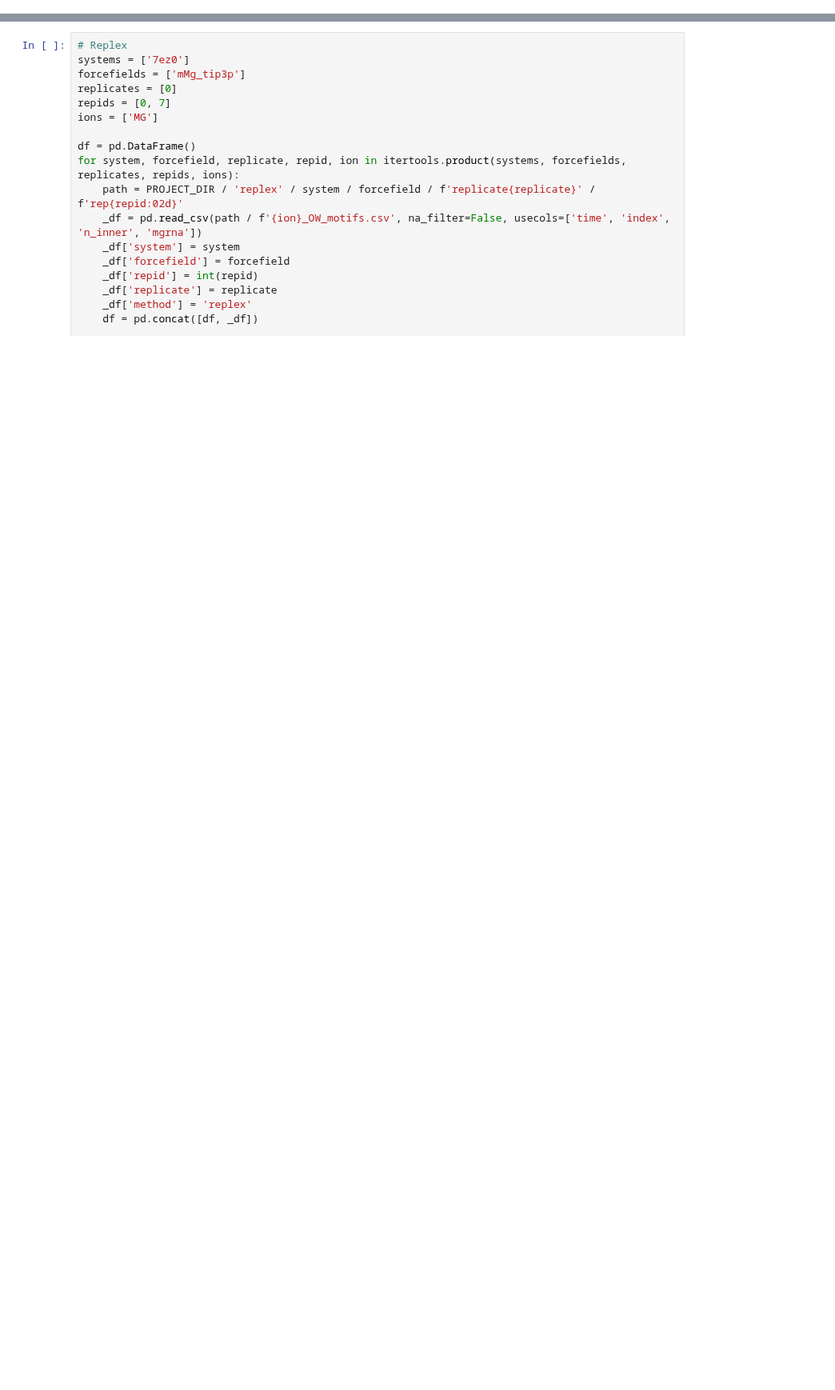
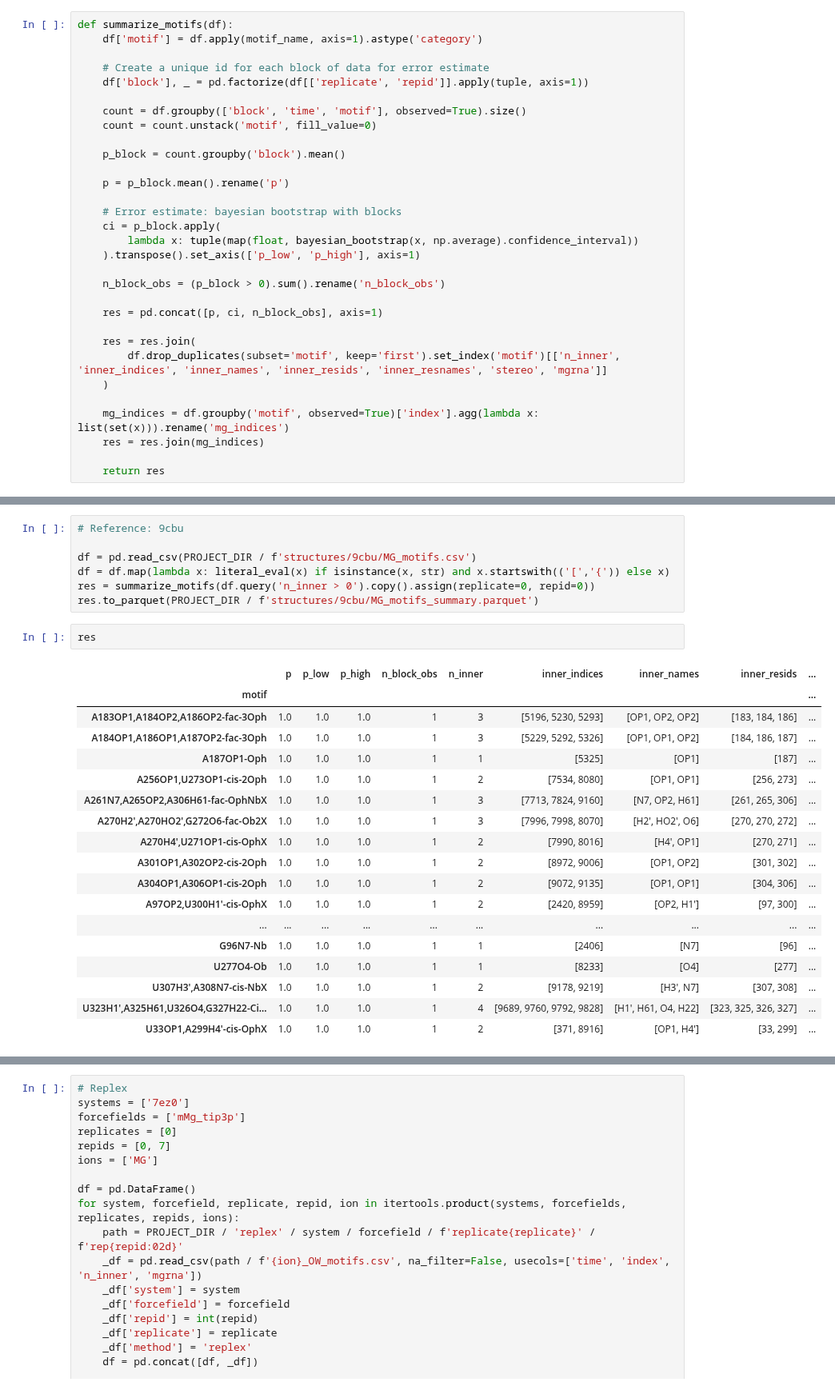
Before and after one commit to ollyfutur/mg_sampling, a Jupyter notebook: notebooks/06-Motifs.ipynb, the cells around one changed output, grey strips where cells are left out. Shown at 80% size. Saved outputs shown, nothing was run; the diff lists cells and outputs as text; blank space fills up the shorter version.

```diff
--- a/notebooks/06-Motifs.ipynb
+++ b/notebooks/06-Motifs.ipynb
@@ -14,0 +60,31 @@ from mg_sampling.tools import bayesian_bootstrap
+# %%
+def summarize_motifs(df):
+    df['motif'] = df.apply(motif_name, axis=1).astype('category')
+
+    # Create a unique id for each block of data for error estimate
+    df['block'], _ = pd.factorize(df[['replicate', 'repid']].apply(tuple, axis=1))
+
+    count = df.groupby(['block', 'time', 'motif'], observed=True).size()
+    count = count.unstack('motif', fill_value=0)
+
+    p_block = count.groupby('block').mean()
+
+    p = p_block.mean().rename('p')
+
+    # Error estimate: bayesian bootstrap with blocks
+    ci = p_block.apply(
+        lambda x: tuple(map(float, bayesian_bootstrap(x, np.average).confidence_interval))
+    ).transpose().set_axis(['p_low', 'p_high'], axis=1)
+
+    n_block_obs = (p_block > 0).sum().rename('n_block_obs')
+
+    res = pd.concat([p, ci, n_block_obs], axis=1)
+
+    res = res.join(
+        df.drop_duplicates(subset='motif', keep='first').set_index('motif')[['n_inner', 'inner_indices', 'inner_names', 'inner_resids', 'inner_resnames', 'stereo', 'mgrna']]
+    )
+
+    mg_indices = df.groupby('motif', observed=True)['index'].agg(lambda x: list(set(x))).rename('mg_indices')
+    res = res.join(mg_indices)
+
+    return res
@@ -14,0 +158,28 @@ from mg_sampling.tools import bayesian_bootstrap
+# %%
+# Reference: 9cbu
+
+df = pd.read_csv(PROJECT_DIR / f'structures/9cbu/MG_motifs.csv')
+df = df.map(lambda x: literal_eval(x) if isinstance(x, str) and x.startswith(('[','{')) else x)
+res = summarize_motifs(df.query('n_inner > 0').copy().assign(replicate=0, repid=0))
+res.to_parquet(PROJECT_DIR / f'structures/9cbu/MG_motifs_summary.parquet')
+# %%
+res
+# %% [output]
+|  | p | p_low | p_high | n_block_obs | n_inner | inner_indices | inner_names | inner_resids | ... |
+| motif |  |  |  |  |  |  |  |  | ... |
+| A183OP1,A184OP2,A186OP2-fac-3Oph | 1.0 | 1.0 | 1.0 | 1 | 3 | [5196, 5230, 5293] | [OP1, OP2, OP2] | [183, 184, 186] | ... |
+| A184OP1,A186OP1,A187OP2-fac-3Oph | 1.0 | 1.0 | 1.0 | 1 | 3 | [5229, 5292, 5326] | [OP1, OP1, OP2] | [184, 186, 187] | ... |
+| A187OP1-Oph | 1.0 | 1.0 | 1.0 | 1 | 1 | [5325] | [OP1] | [187] | ... |
+| A256OP1,U273OP1-cis-2Oph | 1.0 | 1.0 | 1.0 | 1 | 2 | [7534, 8080] | [OP1, OP1] | [256, 273] | ... |
+| A261N7,A265OP2,A306H61-fac-OphNbX | 1.0 | 1.0 | 1.0 | 1 | 3 | [7713, 7824, 9160] | [N7, OP2, H61] | [261, 265, 306] | ... |
+| A270H2',A270HO2',G272O6-fac-Ob2X | 1.0 | 1.0 | 1.0 | 1 | 3 | [7996, 7998, 8070] | [H2', HO2', O6] | [270, 270, 272] | ... |
+| A270H4',U271OP1-cis-OphX | 1.0 | 1.0 | 1.0 | 1 | 2 | [7990, 8016] | [H4', OP1] | [270, 271] | ... |
+| A301OP1,A302OP2-cis-2Oph | 1.0 | 1.0 | 1.0 | 1 | 2 | [8972, 9006] | [OP1, OP2] | [301, 302] | ... |
+| A304OP1,A306OP1-cis-2Oph | 1.0 | 1.0 | 1.0 | 1 | 2 | [9072, 9135] | [OP1, OP1] | [304, 306] | ... |
+| A97OP2,U300H1'-cis-OphX | 1.0 | 1.0 | 1.0 | 1 | 2 | [2420, 8959] | [OP2, H1'] | [97, 300] | ... |
+| ... | ... | ... | ... | ... | ... | ... | ... | ... | ... |
+| G96N7-Nb | 1.0 | 1.0 | 1.0 | 1 | 1 | [2406] | [N7] | [96] | ... |
+| U277O4-Ob | 1.0 | 1.0 | 1.0 | 1 | 1 | [8233] | [O4] | [277] | ... |
+| U307H3',A308N7-cis-NbX | 1.0 | 1.0 | 1.0 | 1 | 2 | [9178, 9219] | [H3', N7] | [307, 308] | ... |
+| U323H1',A325H61,U326O4,G327H22-Ci... | 1.0 | 1.0 | 1.0 | 1 | 4 | [9689, 9760, 9792, 9828] | [H1', H61, O4, H22] | [323, 325, 326, 327] | ... |
+| U33OP1,A299H4'-cis-OphX | 1.0 | 1.0 | 1.0 | 1 | 2 | [371, 8916] | [OP1, H4'] | [33, 299] | ... |
```
Also changed, not shown: parts of 19 cells of this notebook, 7 other files.
